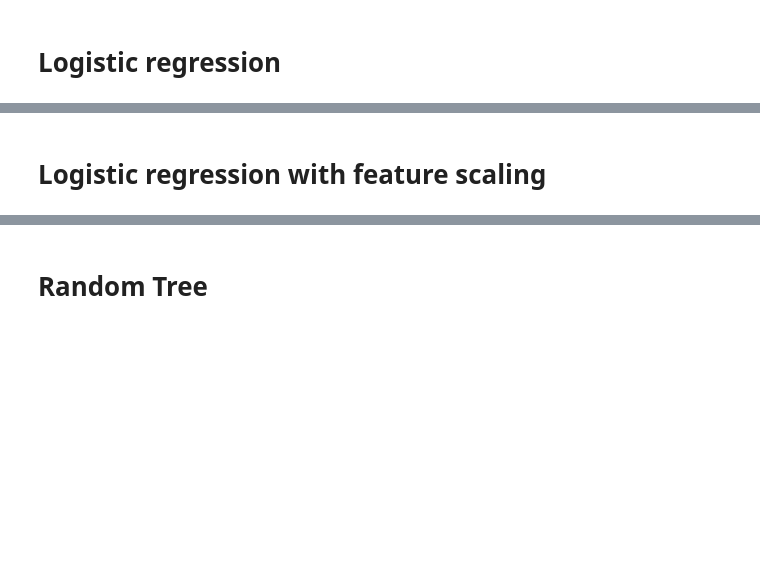
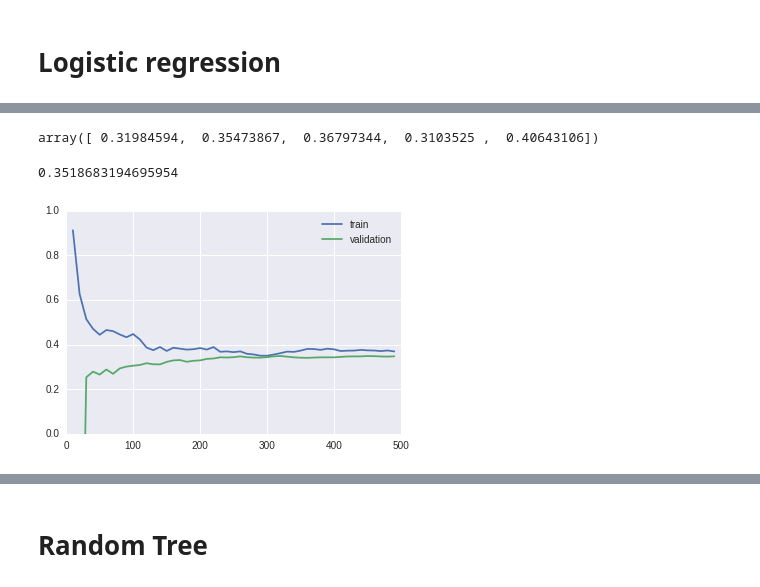
Before and after one commit to tozech/kaggle, a Jupyter notebook: titanic/analysis with scikit learn.ipynb, the cells around one changed output, grey strips where cells are left out. Saved outputs shown, nothing was run; the diff lists cells and outputs as text; code cells hidden in the pictures; blank space fills up the shorter version.

```diff
--- a/titanic/analysis with scikit learn.ipynb
+++ b/titanic/analysis with scikit learn.ipynb
@@ -258,5 +258,3 @@ X_test = test_df[selected_features].fillna(0)
 import sklearn.linear_model as skl
 # %%
 logR = skl.LinearRegression()
-# %%
-logR.fit(df[selected_features], df['Survived'])
@@ -264,0 +261,2 @@ LinearRegression(copy_X=True, fit_intercept=True, n_jobs=1, normalize=False)
+# %%
+logR.fit(X_train, y_train)
@@ -289,0 +287,8 @@ logR.coef_, logR.intercept_
+# %%
+scores
+# %% [output]
+array([ 0.31984594,  0.35473867,  0.36797344,  0.3103525 ,  0.40643106])
+# %%
+scores.mean()
+# %% [output]
+0.3518683194695954
@@ -290,8 +297,16 @@ logR.coef_, logR.intercept_
+# %%
+train_sizes, train_scores, valid_scores = sklc.learning_curve(
+    logR, df[selected_features], df['Survived'], cv=5, train_sizes=range(10, 500, 10));
+# %%
+plt.plot(train_sizes, train_scores.mean(axis=1), label='train')
+plt.plot(train_sizes, valid_scores.mean(axis=1), label='validation')
+plt.legend()
+plt.ylim([0, 1]);
+# %% [output]
+[figure, added]
 # %%
 y_test = logR.predict(X_test)
 to_result(y_test > 0.5, test_df, 'logistic_regression01.csv')
-# %% [markdown]
-# Logistic regression with feature scaling
 # %%
 import sklearn.preprocessing as skpp
 # %%
```
Also changed, not shown: parts of 17 cells of this notebook, 1 other file.
